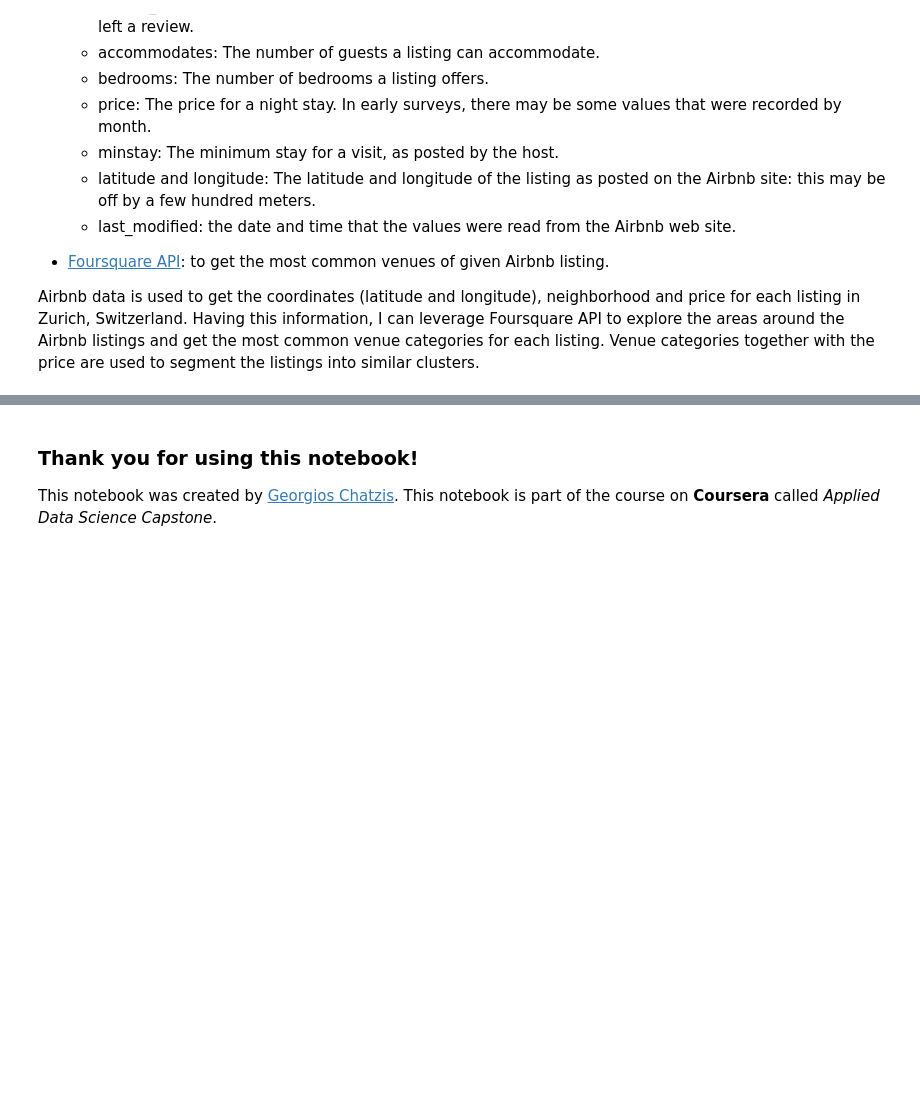
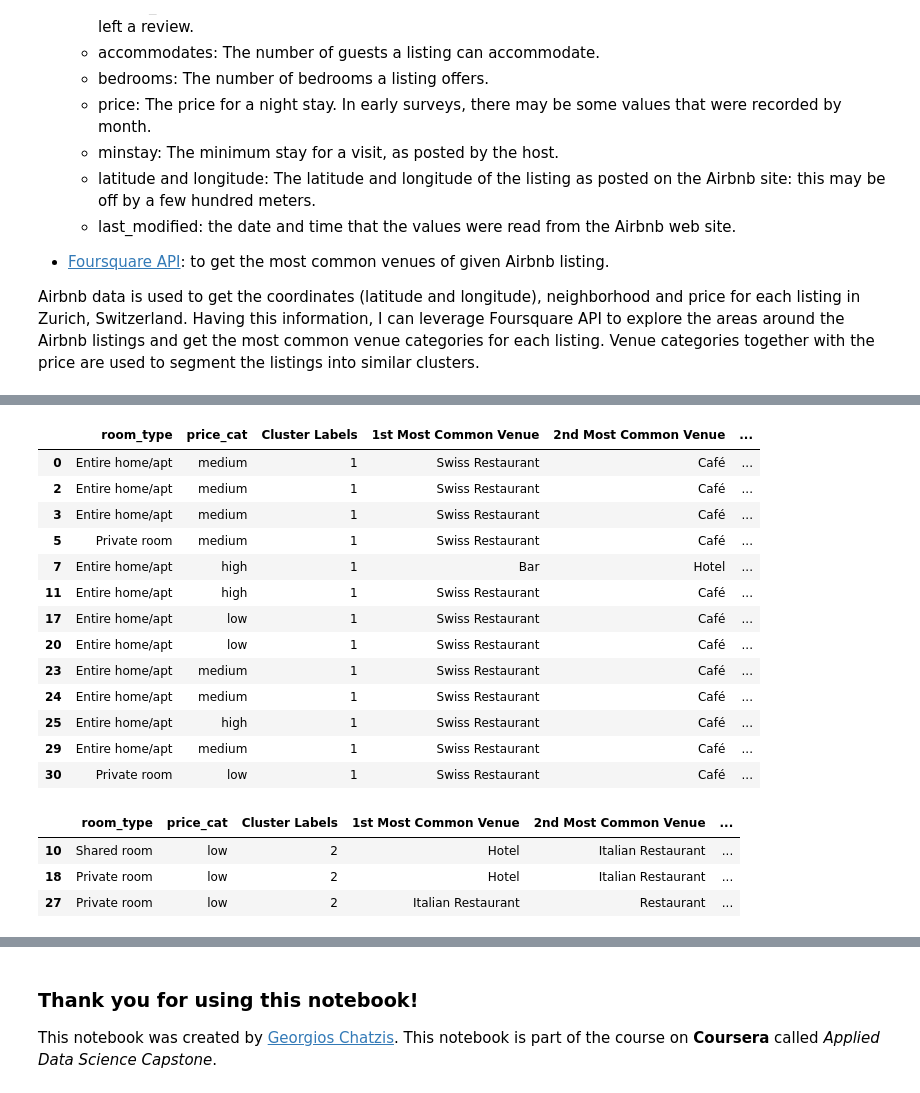
Before and after one commit to georchat/airbnb-listings-recommender, a Jupyter notebook: DP0701EN-Capstone-Project.ipynb, the cells around one changed output, grey strips where cells are left out. Drawn from its saved outputs; the diff is of its cells as text; code cells hidden in the pictures; blank space fills up the shorter version.

```diff
--- a/DP0701EN-Capstone-Project.ipynb
+++ b/DP0701EN-Capstone-Project.ipynb
@@ -40,0 +807,4 @@ Airbnb data is used to get the coordinates (latitude and longitude), neighborhoo
+# %%
+zurich_grp = zurich_price_onehot.merge(zurich_venue_grp, on='room_id')
+print(zurich_grp.shape)
+zurich_grp.head()
@@ -40,0 +823,7 @@ Airbnb data is used to get the coordinates (latitude and longitude), neighborhoo
+# %%
+from sklearn.preprocessing import StandardScaler
+
+X = zurich_grp.drop(['room_id'], axis=1).values
+print(X.shape)
+cluster_dataset = StandardScaler().fit_transform(X)
+cluster_dataset
@@ -40,0 +849,11 @@ Airbnb data is used to get the coordinates (latitude and longitude), neighborhoo
+# %%
+from sklearn.cluster import KMeans
+
+# set number of clusters
+kclusters = 5
+
+# run k-means clustering
+kmeans = KMeans(n_clusters=kclusters, random_state=0).fit(cluster_dataset)
+
+# check cluster labels generated for each row in the dataframe
+kmeans.labels_[0:10]
@@ -40,0 +866,10 @@ Airbnb data is used to get the coordinates (latitude and longitude), neighborhoo
+# %%
+# add clustering labels
+zurich_venues_sorted.insert(0, 'Cluster Labels', kmeans.labels_)
+
+zurich_merged = zurich_filtered
+
+# merge zurich grouped with zurich center data to add latitude/longitude for each listing
+zurich_merged = zurich_merged.join(zurich_venues_sorted.set_index('room_id'), on='room_id')
+
+zurich_merged.head()
@@ -40,0 +922,24 @@ Airbnb data is used to get the coordinates (latitude and longitude), neighborhoo
+# %%
+zurich_merged.loc[zurich_merged['Cluster Labels'] == 1, zurich_merged.columns[[1] + list(range(5, zurich_merged.shape[1]))]]
+# %% [output]
+|  | room_type | price_cat | Cluster Labels | 1st Most Common Venue | 2nd Most Common Venue | ... |
+| 0 | Entire home/apt | medium | 1 | Swiss Restaurant | Café | ... |
+| 2 | Entire home/apt | medium | 1 | Swiss Restaurant | Café | ... |
+| 3 | Entire home/apt | medium | 1 | Swiss Restaurant | Café | ... |
+| 5 | Private room | medium | 1 | Swiss Restaurant | Café | ... |
+| 7 | Entire home/apt | high | 1 | Bar | Hotel | ... |
+| 11 | Entire home/apt | high | 1 | Swiss Restaurant | Café | ... |
+| 17 | Entire home/apt | low | 1 | Swiss Restaurant | Café | ... |
+| 20 | Entire home/apt | low | 1 | Swiss Restaurant | Café | ... |
+| 23 | Entire home/apt | medium | 1 | Swiss Restaurant | Café | ... |
+| 24 | Entire home/apt | medium | 1 | Swiss Restaurant | Café | ... |
+| 25 | Entire home/apt | high | 1 | Swiss Restaurant | Café | ... |
+| 29 | Entire home/apt | medium | 1 | Swiss Restaurant | Café | ... |
+| 30 | Private room | low | 1 | Swiss Restaurant | Café | ... |
+# %%
+zurich_merged.loc[zurich_merged['Cluster Labels'] == 2, zurich_merged.columns[[1] + list(range(5, zurich_merged.shape[1]))]]
+# %% [output]
+|  | room_type | price_cat | Cluster Labels | 1st Most Common Venue | 2nd Most Common Venue | ... |
+| 10 | Shared room | low | 2 | Hotel | Italian Restaurant | ... |
+| 18 | Private room | low | 2 | Hotel | Italian Restaurant | ... |
+| 27 | Private room | low | 2 | Italian Restaurant | Restaurant | ... |
```
Also changed, not shown: parts of 114 cells of this notebook.
